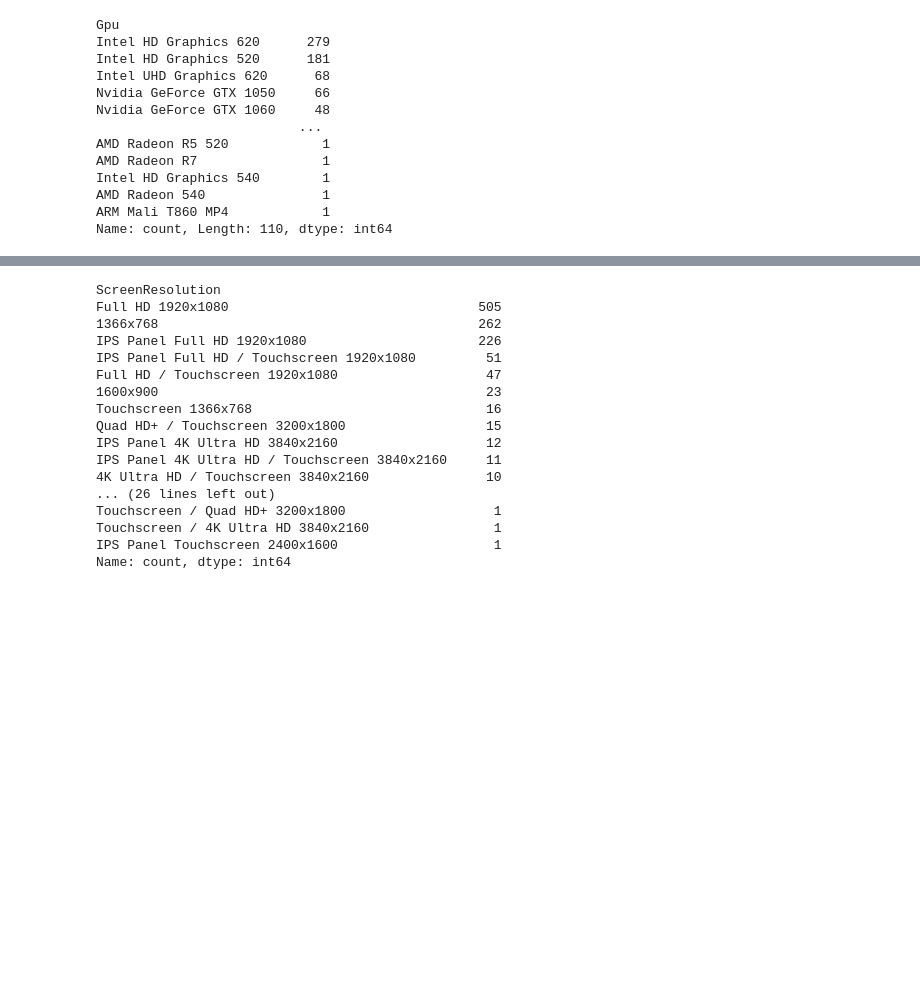
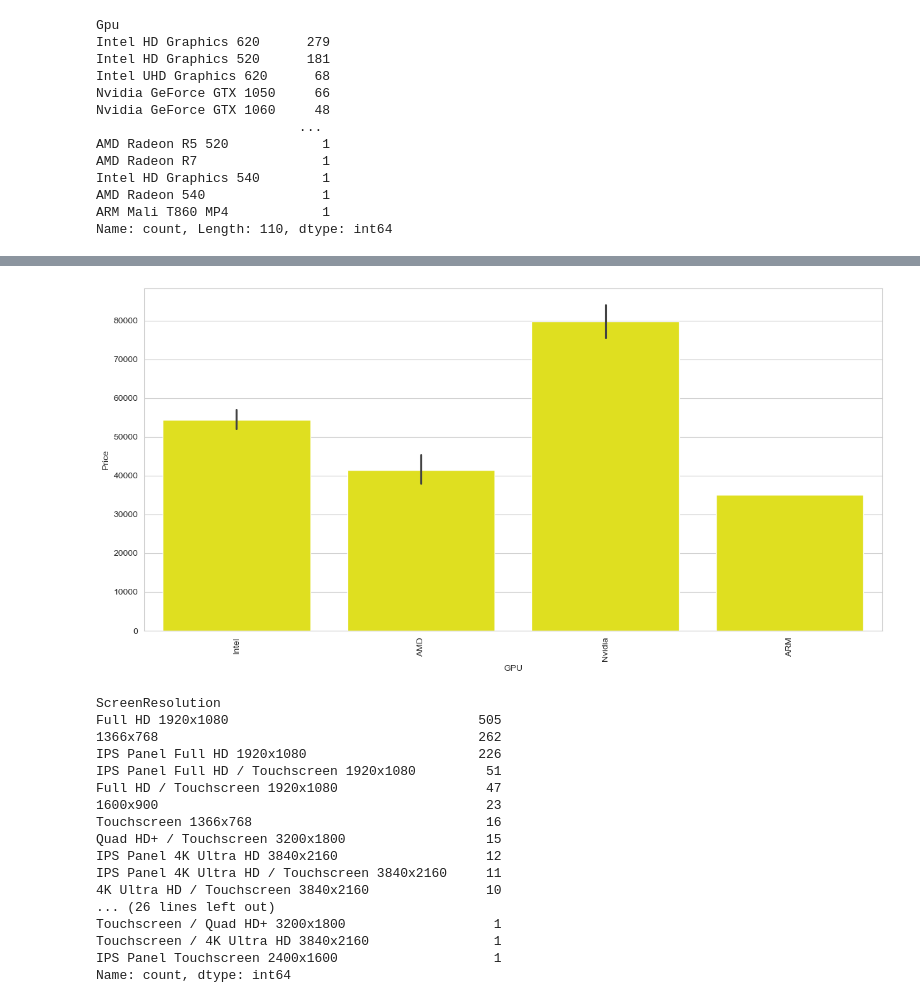
Before and after one commit to Ddasunsandeepa/laptop_price_predictor_project, a Jupyter notebook: notebooks/FC212030_Mudhitha/fc212030.ipynb, the cells around one changed output, grey strips where cells are left out. Saved outputs shown, nothing was run; the diff lists cells and outputs as text; code cells hidden in the pictures; blank space fills up the shorter version.

```diff
--- a/notebooks/FC212030_Mudhitha/fc212030.ipynb
+++ b/notebooks/FC212030_Mudhitha/fc212030.ipynb
@@ -330,0 +458,3 @@ Name: count, dtype: int64
+# %%
+df.drop(columns=['Memory'],inplace=True)
+df.sample(5)
@@ -330,0 +475,3 @@ Name: count, dtype: int64
+# %%
+df.drop(columns = ['Hybrid','Flash_Storage'],inplace= True)
+df.head()
@@ -346,3 +500,6 @@ Intel HD Graphics 540        1
 AMD Radeon 540               1
 ARM Mali T860 MP4            1
 Name: count, Length: 110, dtype: int64
+# %%
+df['GPU'] = df['Gpu'].apply(lambda text:" ".join(text.split()[:1]))
+df.head(10)
@@ -348,0 +518,3 @@ Name: count, Length: 110, dtype: int64
+# %%
+df.drop(columns=['Gpu'], inplace= True)
+df.head()
@@ -349,3 +528,10 @@ Name: count, Length: 110, dtype: int64
+# %%
+plt.figure(figsize=(15,7))
+sns.barplot(x=df['GPU'],y=df['Price'],color='yellow')
+plt.xticks(rotation= 'vertical')
+plt.show()
+# %% [output]
+[figure, added]
 # %%
 #ScreenResolution Analysis
 # %%
```
Also changed, not shown: parts of 59 cells of this notebook.
